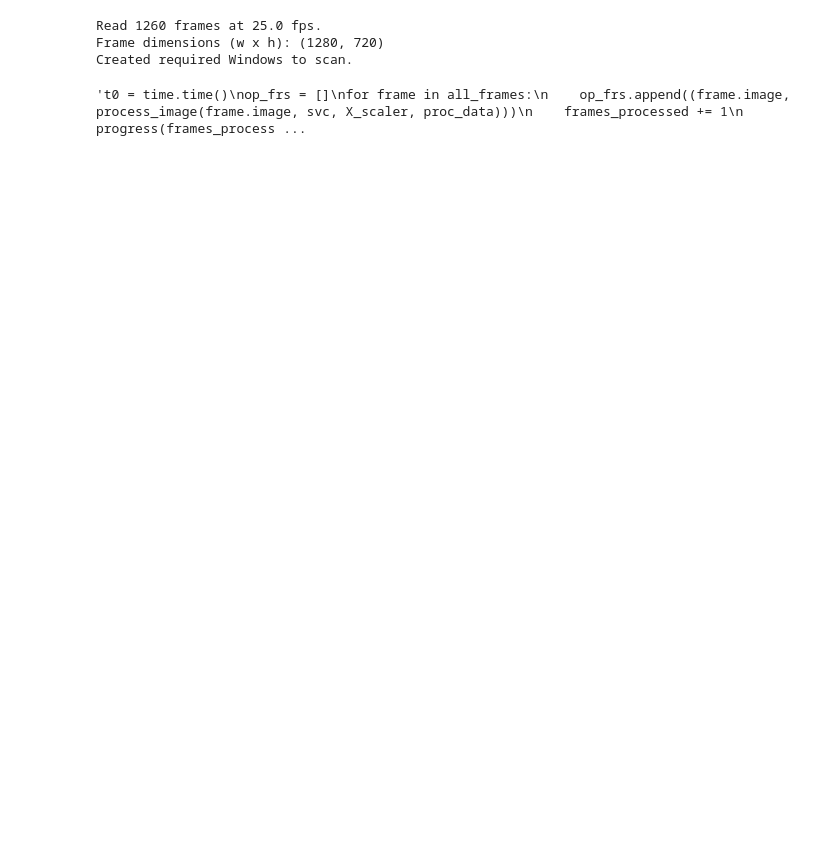
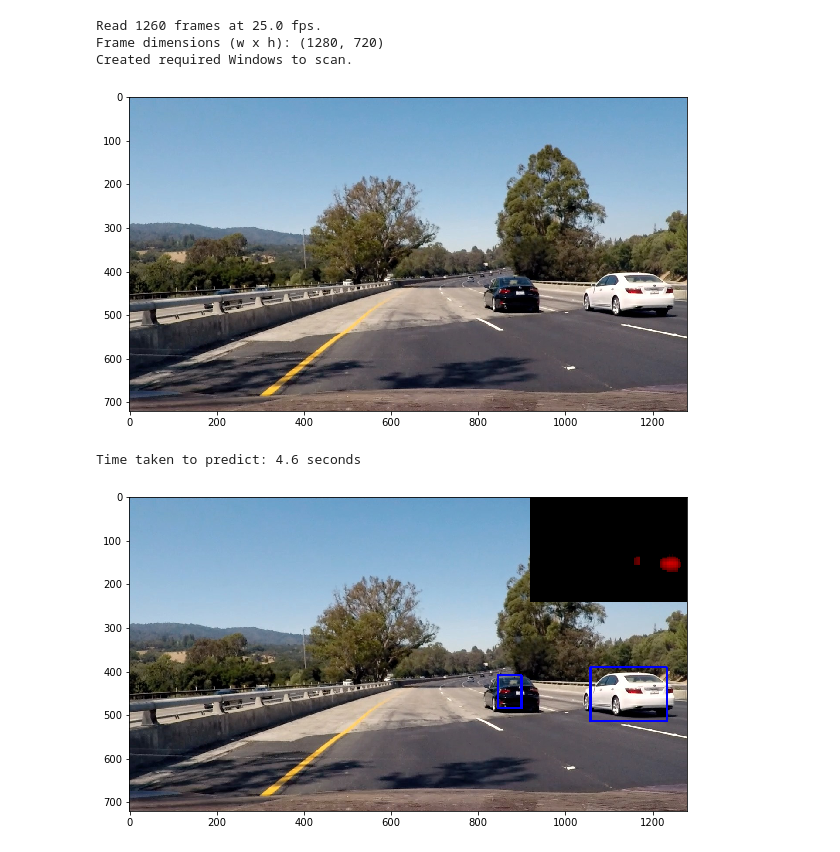
Before and after one commit to rahul1593/Vehicle-Detection-and-Tracking, a Jupyter notebook: test.ipynb, the cells around one changed output. Cells and saved outputs as stored; diff of their text form; code cells hidden in the pictures; blank space fills up the shorter version.

```diff
--- a/test.ipynb
+++ b/test.ipynb
@@ -117,8 +117,8 @@ fps = None
 all_frames = []    # all the frames in original video
 vid = "project"
 # get fps and frame from the input video
-output_vid = "./output_videos/"+vid+"_video_mt.mp4"
-in_clip = VideoFileClip(vid+"_video.mp4")#.subclip(15, 22)
+output_vid = "./output_videos/"+vid+"_video.mp4"
+in_clip = VideoFileClip(vid+"_video.mp4")
 fps = in_clip.fps
 
 # Read all the frames into memory along with frame numbers
@@ -130,7 +130,7 @@ proc_data={
     "orient" : 11,
     "pix_per_cell" : 8,
     "cell_per_block" : 2,
-    "spatial" : 32,
+    "spatial" : 16,
     "hbins" : 32,
     "overlap" : 0.75,
     "inc_spatial" : True,
@@ -138,7 +138,7 @@ proc_data={
     # training image size
     "trained_win_size" : 64,
     # list of windows for each window size
-    "windows" : {80: Window()},
+    "windows" : {96: Window(), 72: Window()},
     "frame_height" : all_frames[0].h,
     "frame_width" : all_frames[0].w
 }
@@ -149,15 +149,15 @@ y_fullrange_img = [((proc_data["frame_height"]//2)//64)*64, proc_data["frame_hei
 # image scanning area height
 y_len = y_fullrange_img[1] - y_fullrange_img[0]
 # range_offsets along x-axis for each window
-x_offset = {80:32}#proc_data["frame_width"]//8}
+x_offset = {96:0, 72:32}#proc_data["frame_width"]//8}
 # range_offsets along y-axis for each window
-y_offset = {80:32}
+y_offset = {96:0, 72:0}
 
 ##### Create all the Windows
 for win_size in proc_data["windows"]:
     proc_data["windows"][win_size].windows
     # scan range for y-axis
-    y_range_img = [y_fullrange_img[0] + y_offset[win_size]+50, y_fullrange_img[1] - y_offset[win_size]]
+    y_range_img = [y_fullrange_img[0] + y_offset[win_size], y_fullrange_img[1] - y_offset[win_size]]
     # get x range for search
     x_range_img = [x_offset[win_size]+(7*proc_data["frame_width"]//16),
                    proc_data["frame_width"] - x_offset[win_size]]
@@ -190,33 +190,52 @@ frames_processed = 0
 
 '''print("Starting "+str(no_threads)+" worker threads ..")
 # each thread will place output in its respective slot (by using Thread Id as index)
 t0 = time.time()
 op_parts = [None]*no_threads
 # Create and start new threads
 for i in range(no_threads):
     st = i*frm_per_thread
     ed = (i+1)*frm_per_thread
     if i == no_threads-1:
         ed = frm_cnt-1
     proc_threads[i] = myThread(i+1, process_image, proc_data, svc, X_scaler, all_frames[st:ed+1])
     proc_threads[i].start()
 
 
 for i in range(no_threads):
     proc_threads[i].join()
 t1 = time.time()'''
 
 '''t0 = time.time()
 op_frs = []
 for frame in all_frames:
     op_frs.append((frame.image, process_image(frame.image, svc, X_scaler, proc_data)))
     frames_processed += 1
     progress(frames_processed, frm_cnt)
     op_parts[0] = op_frs
 t1 = time.time()'''
 
 #print("\nThreads finished processing in",round((t1-t0), 2),"seconds.")
+hot_frames = []
+frames_sum = None
+n = 4
+image = cv2.imread('./test_images/test'+str(n)+'.jpg')
+image = cv2.resize(image, (1280, 720))
+image = cv2.cvtColor(image, cv2.COLOR_BGR2RGB)
+plt.figure(figsize=(10, 6))
+plt.imshow(image)
+plt.show()
+
+t0 = time.time()
+op = get_processed_frame(image)
+t1 = time.time()
+print("Time taken to predict:", round((t1-t0), 2),"seconds")
+plt.figure(figsize=(10, 6))
+plt.imshow(op)
+plt.show()
 # %% [output]
+[figure, added]
-'t0 = time.time()\nop_frs = []\nfor frame in all_frames:\n    op_frs.append((frame.image, process_image(frame.image, svc, X_scaler, proc_data)))\n    frames_processed += 1\n    progress(frames_process ...
+Time taken to predict: 4.6 seconds
+[figure, added]
 # %%
 # Generate averaged and thresholded heatmap from the outputs
```
Also changed, not shown: parts of 3 cells of this notebook, 7 other files.
